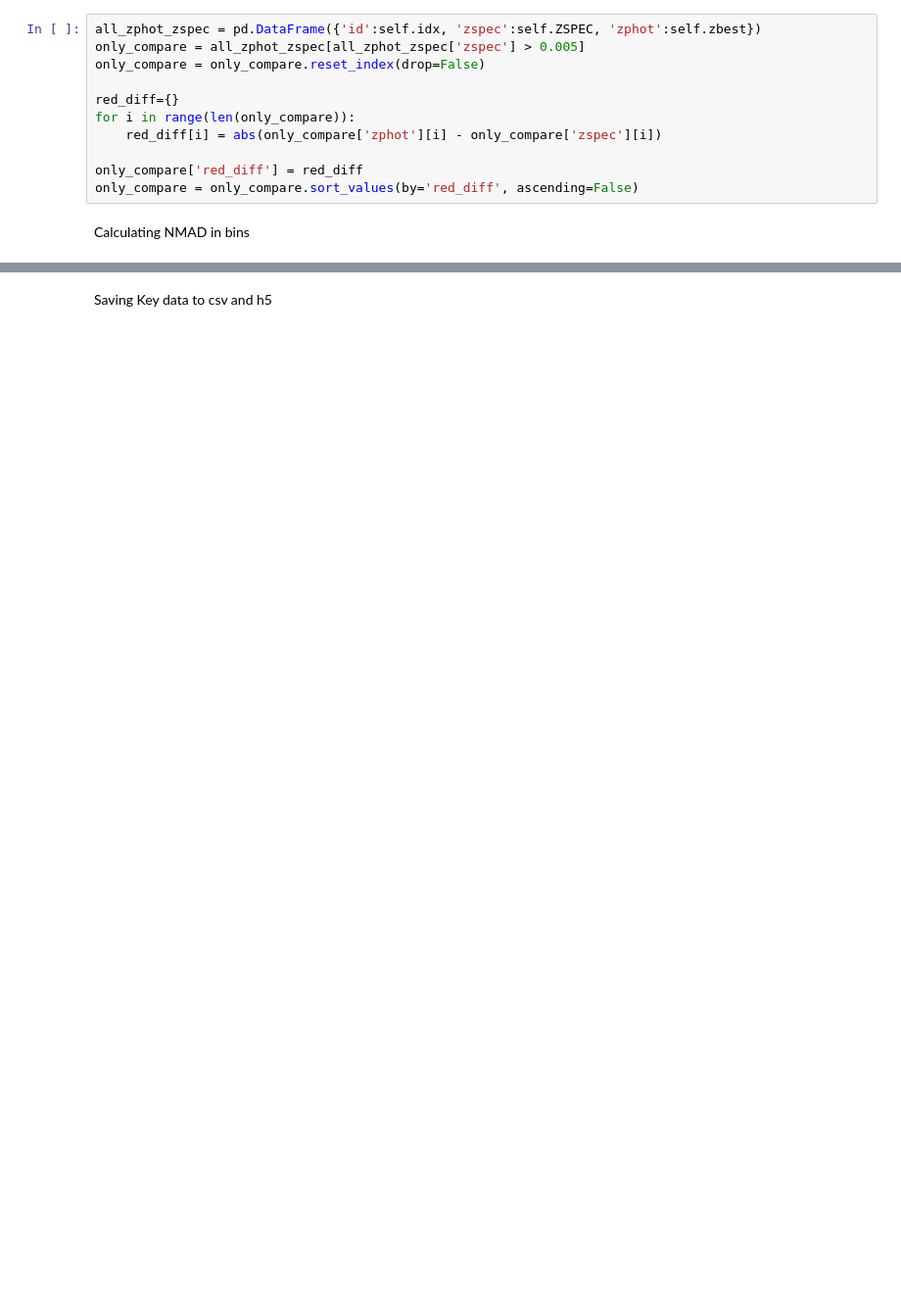
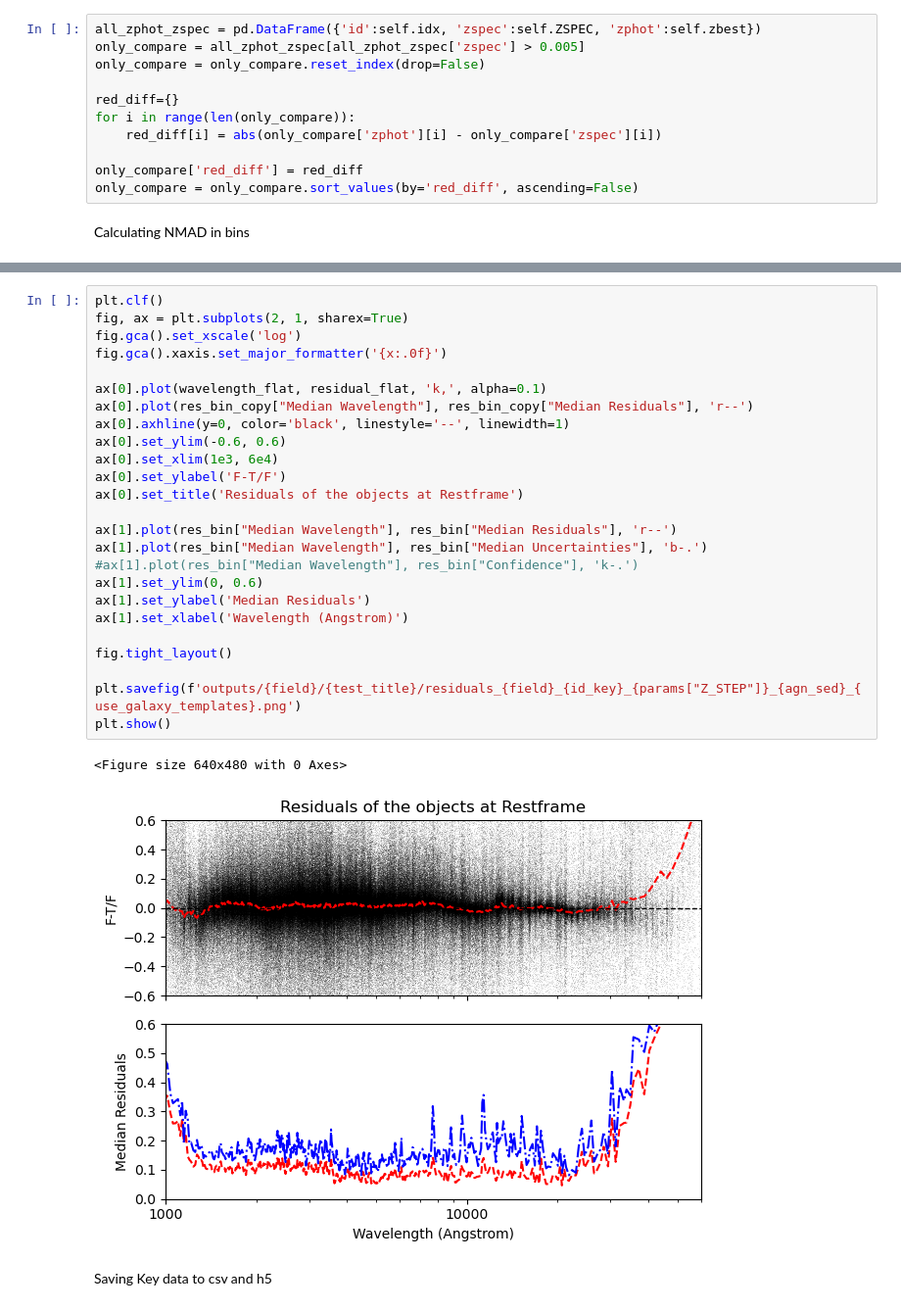
Before and after one commit to eddie-cunning/AGN_Template, a Jupyter notebook: Eazy_test.ipynb, the cells around one changed output, grey strips where cells are left out. Shown at 98% size. Drawn from its saved outputs; the diff is of its cells as text; blank space fills up the shorter version.

```diff
--- a/Eazy_test.ipynb
+++ b/Eazy_test.ipynb
@@ -578,2 +576,30 @@ Outliers: [0.61447006, 0.6466197, 0.6726715, 0.7170418, 0.83697116, 0.8006457, 1
+# %%
+plt.clf()
+fig, ax = plt.subplots(2, 1, sharex=True)
+fig.gca().set_xscale('log')
+fig.gca().xaxis.set_major_formatter('{x:.0f}')
+
+ax[0].plot(wavelength_flat, residual_flat, 'k,', alpha=0.1)
+ax[0].plot(res_bin_copy["Median Wavelength"], res_bin_copy["Median Residuals"], 'r--')
+ax[0].axhline(y=0, color='black', linestyle='--', linewidth=1)
+ax[0].set_ylim(-0.6, 0.6)
+ax[0].set_xlim(1e3, 6e4)
+ax[0].set_ylabel('F-T/F')
+ax[0].set_title('Residuals of the objects at Restframe')
+
+ax[1].plot(res_bin["Median Wavelength"], res_bin["Median Residuals"], 'r--')
+ax[1].plot(res_bin["Median Wavelength"], res_bin["Median Uncertainties"], 'b-.')
+#ax[1].plot(res_bin["Median Wavelength"], res_bin["Confidence"], 'k-.')
+ax[1].set_ylim(0, 0.6)
+ax[1].set_ylabel('Median Residuals')
+ax[1].set_xlabel('Wavelength (Angstrom)')
+
+fig.tight_layout()
+
+plt.savefig(f'outputs/{field}/{test_title}/residuals_{field}_{id_key}_{params["Z_STEP"]}_{agn_sed}_{use_galaxy_templates}.png')
+plt.show()
+# %% [output]
+<Figure size 640x480 with 0 Axes>
+[figure, added]
 # %% [markdown]
 Saving Key data to csv and h5
```
Also changed, not shown: parts of 31 cells of this notebook, 4 other files.
